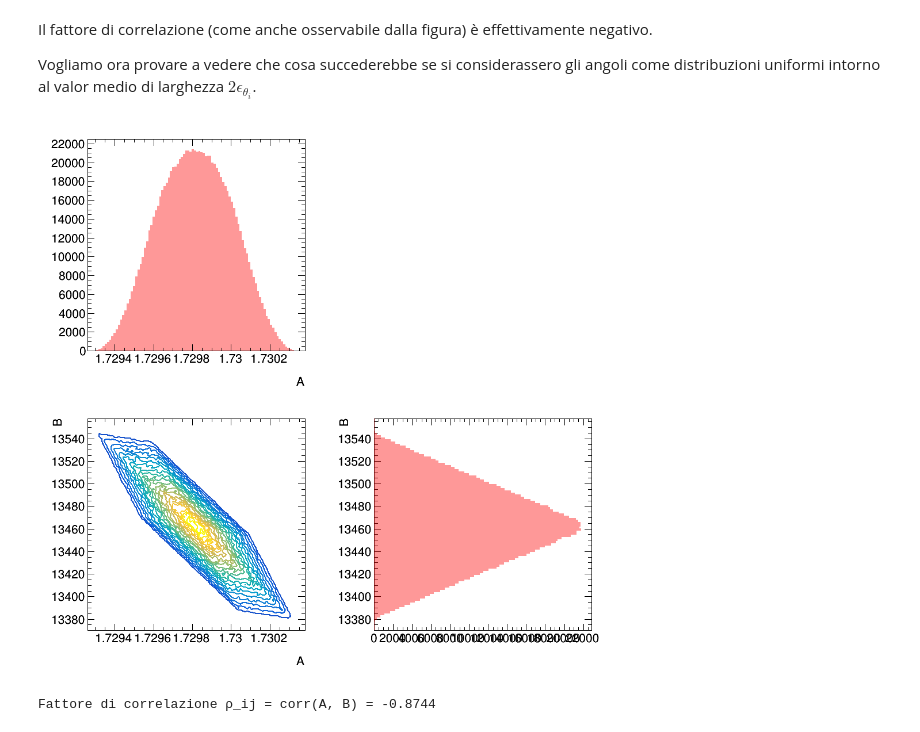
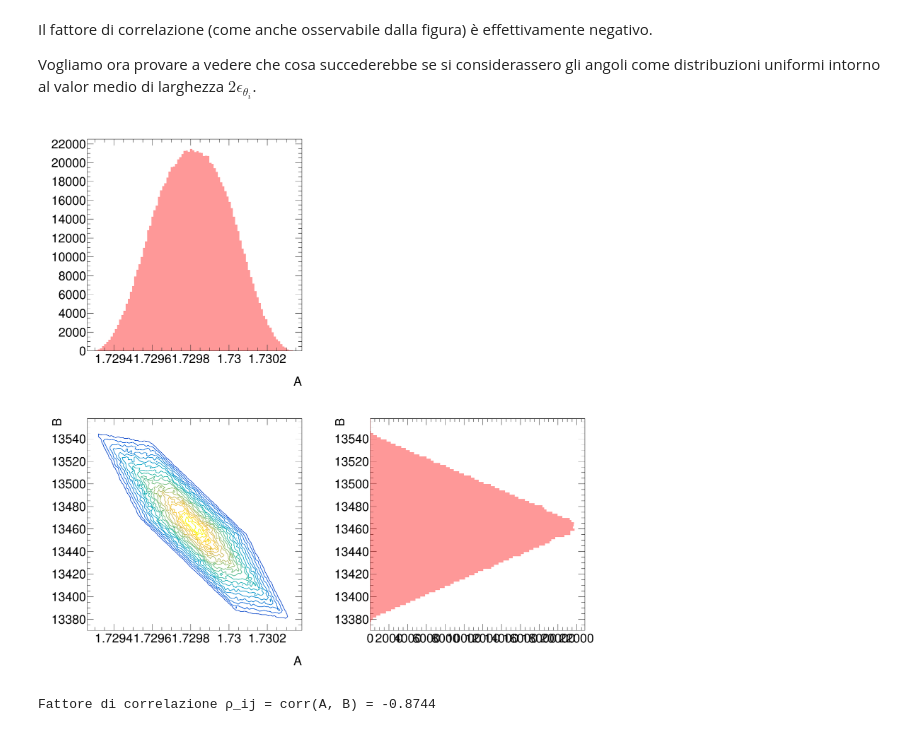
Before and after one commit to mattiasotgia/E6_sim_prism, a Jupyter notebook: mthd_test_MC.ipynb, the cells around one changed output. Drawn from its saved outputs; the diff is of its cells as text; code cells hidden in the pictures.

```diff
--- a/mthd_test_MC.ipynb
+++ b/mthd_test_MC.ipynb
@@ -175,25 +175,25 @@ for i in range(n_samples):
     A, B = computeAB(th_0=θ_0+ϵ_θ*(2*rnd.Rndm()-1), th_1=θ_1+ϵ_θ*(2*rnd.Rndm()-1), th_2=θ_2+ϵ_θ*(2*rnd.Rndm()-1))
     hAB.Fill(A,B)
 # %%
-c = ROOT.TCanvas('', '', 1000, 1000)
+c = ROOT.TCanvas('', '', 2000, 2000)
 c.Divide(2,2)
 c.cd(3)
 hAB.SetTitle(';A;B')
 hAB.Draw('CONT1')
 c.cd(1)
 hA = hAB.ProjectionX()
 hA.SetLineColor(ROOT.kRed)
 hA.SetFillColorAlpha(ROOT.kRed, 0.4)
 hA.Draw('bar')
 c.cd(4)
 hB = hAB.ProjectionY()
 hB.SetLineColor(ROOT.kRed)
 hB.SetFillColorAlpha(ROOT.kRed, 0.4)
 hB.Draw('hbar')
 
 c.Draw()
 # %% [output]
-[figure, old version]
+[figure, new version]
 # %%
 print(f'Fattore di correlazione ρ_ij = corr(A, B) = {hAB.GetCorrelationFactor():.5}')
 # %% [output]
```
Also changed, not shown: parts of 3 cells of this notebook.
